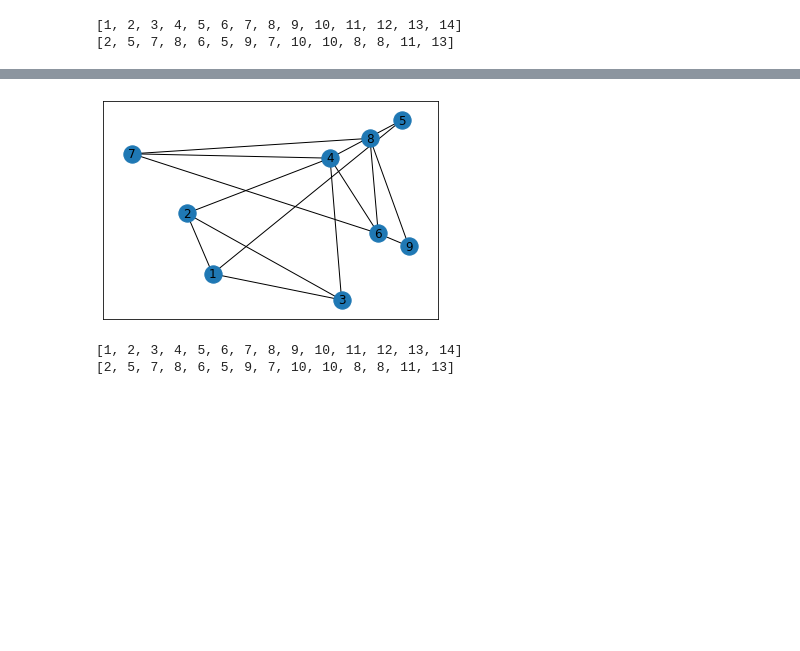
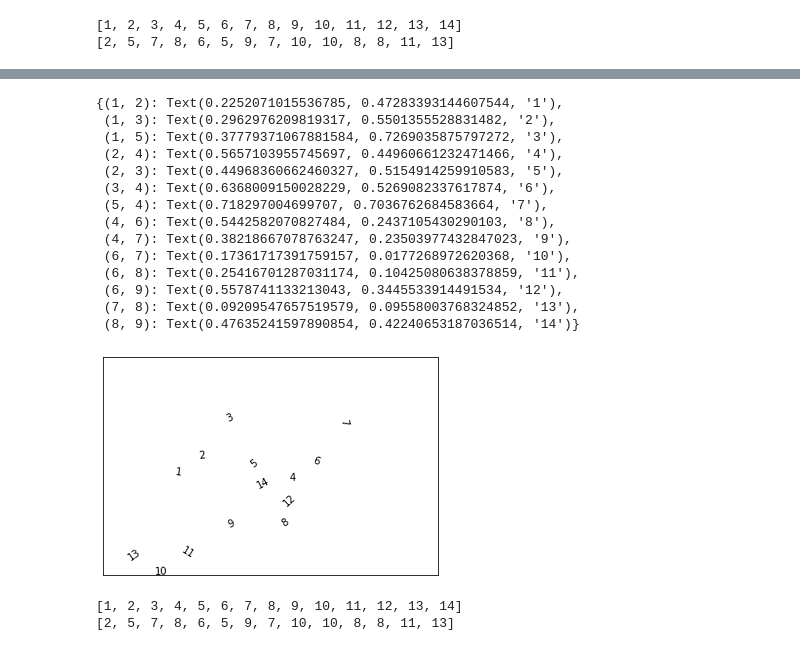
Before and after one commit to nur-zaman/M-Link-Algorithm, a Jupyter notebook: main.ipynb, the cells around one changed output, grey strips where cells are left out. Cells and saved outputs as stored; diff of their text form; code cells hidden in the pictures; blank space fills up the shorter version.

```diff
--- a/main.ipynb
+++ b/main.ipynb
@@ -143,7 +153,21 @@ print(gene)
 # %%
-nx.draw_networkx(undirected_graph,pos=nx.random_layout(undirected_graph))
+nx.draw_networkx_edge_labels(undirected_graph,pos=nx.random_layout(undirected_graph),edge_labels=labledEdge)
 # %% [output]
+{(1, 2): Text(0.2252071015536785, 0.47283393144607544, '1'),
+ (1, 3): Text(0.2962976209819317, 0.5501355528831482, '2'),
+ (1, 5): Text(0.37779371067881584, 0.7269035875797272, '3'),
+ (2, 4): Text(0.5657103955745697, 0.44960661232471466, '4'),
+ (2, 3): Text(0.44968360662460327, 0.5154914259910583, '5'),
+ (3, 4): Text(0.6368009150028229, 0.5269082337617874, '6'),
+ (5, 4): Text(0.718297004699707, 0.7036762684583664, '7'),
+ (4, 6): Text(0.5442582070827484, 0.2437105430290103, '8'),
+ (4, 7): Text(0.38218667078763247, 0.23503977432847023, '9'),
+ (6, 7): Text(0.17361717391759157, 0.0177268972620368, '10'),
+ (6, 8): Text(0.25416701287031174, 0.10425080638378859, '11'),
+ (6, 9): Text(0.5578741133213043, 0.3445533914491534, '12'),
+ (7, 8): Text(0.09209547657519579, 0.09558003768324852, '13'),
+ (8, 9): Text(0.47635241597890854, 0.42240653187036514, '14')}
-[figure, old version]
+[figure, new version]
 # %%
 
 print(locus)
```
Also changed, not shown: parts of 5 cells of this notebook.
